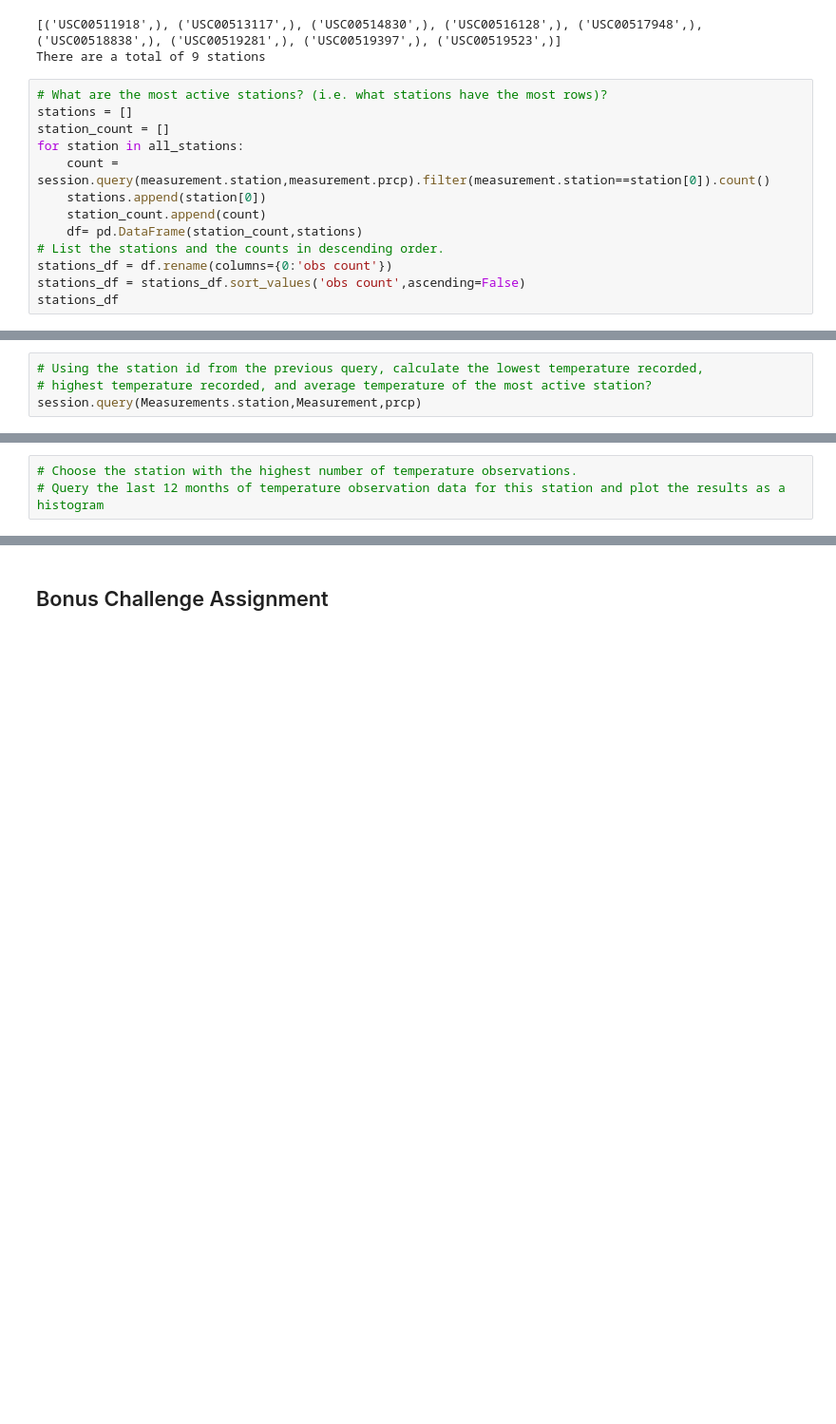
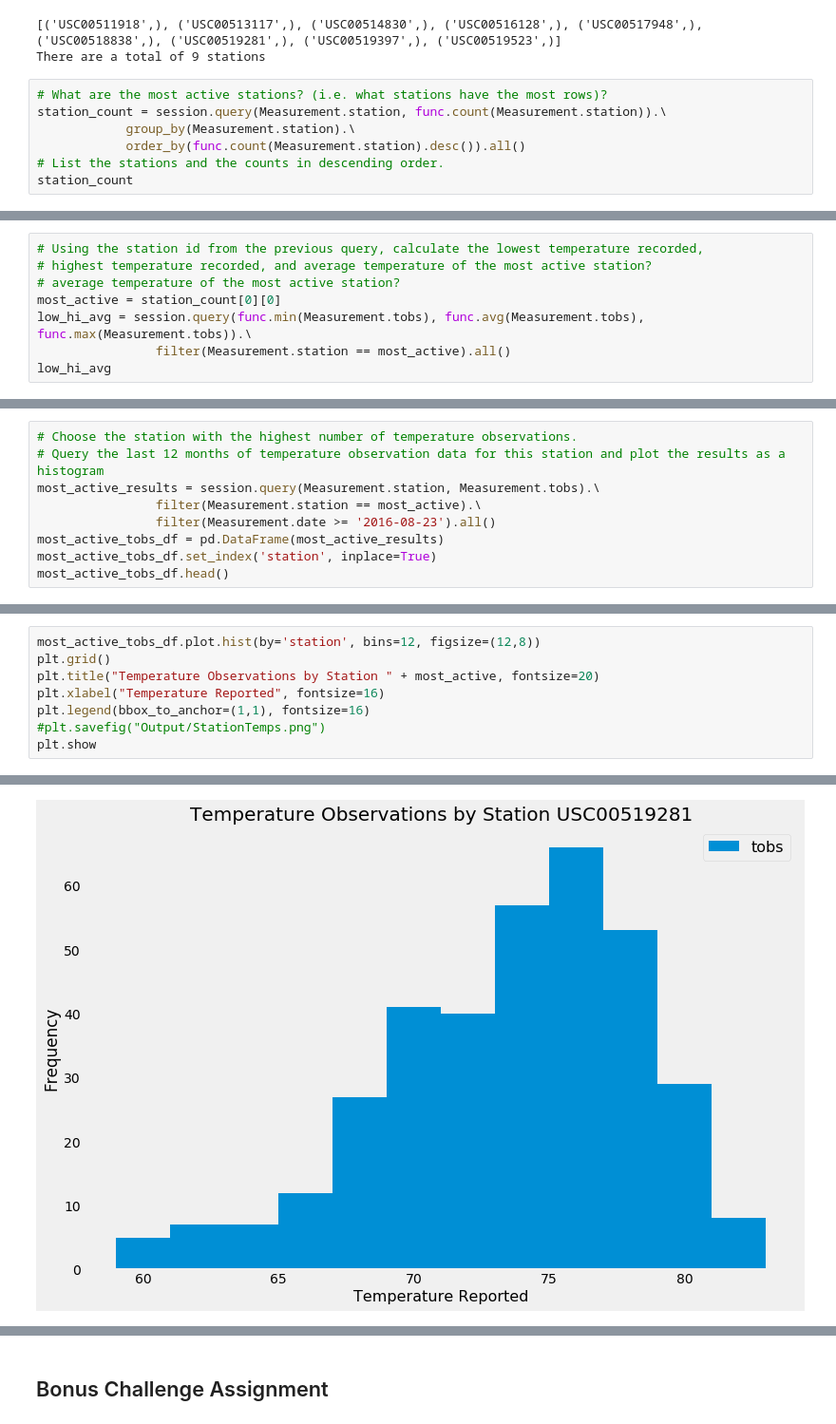
Before and after one commit to Jecyfdez/sqlalchemy-challenge, a Jupyter notebook: climate_starter.ipynb, the cells around one changed output, grey strips where cells are left out. Shown: that part at 95% size. Drawn from its saved outputs; the diff is of its cells as text; blank space fills up the shorter version.

```diff
--- a/climate_starter.ipynb
+++ b/climate_starter.ipynb
@@ -133,15 +100,9 @@ print(f'There are a total of {count_stations} stations')
 There are a total of 9 stations
 # %%
 # What are the most active stations? (i.e. what stations have the most rows)?
-stations = []
-station_count = []
-for station in all_stations:
-    count = session.query(measurement.station,measurement.prcp).filter(measurement.station==station[0]).count()
-    stations.append(station[0])
-    station_count.append(count)
-    df= pd.DataFrame(station_count,stations)
+station_count = session.query(Measurement.station, func.count(Measurement.station)).\
+            group_by(Measurement.station).\
+            order_by(func.count(Measurement.station).desc()).all()
 # List the stations and the counts in descending order.
-stations_df = df.rename(columns={0:'obs count'})
-stations_df = stations_df.sort_values('obs count',ascending=False)
-stations_df
+station_count
 # %% [output]
@@ -158,4 +118,8 @@ stations_df
 # %%
 # Using the station id from the previous query, calculate the lowest temperature recorded,
 # highest temperature recorded, and average temperature of the most active station?
-session.query(Measurements.station,Measurement,prcp)
+# average temperature of the most active station?
+most_active = station_count[0][0]
+low_hi_avg = session.query(func.min(Measurement.tobs), func.avg(Measurement.tobs), func.max(Measurement.tobs)).\
+                filter(Measurement.station == most_active).all()
+low_hi_avg
@@ -162,3 +128,9 @@ session.query(Measurements.station,Measurement,prcp)
 # %%
 # Choose the station with the highest number of temperature observations.
 # Query the last 12 months of temperature observation data for this station and plot the results as a histogram
+most_active_results = session.query(Measurement.station, Measurement.tobs).\
+                filter(Measurement.station == most_active).\
+                filter(Measurement.date >= '2016-08-23').all()
+most_active_tobs_df = pd.DataFrame(most_active_results)
+most_active_tobs_df.set_index('station', inplace=True)
+most_active_tobs_df.head()
@@ -168,0 +145,9 @@ session.query(Measurements.station,Measurement,prcp)
+# %%
+most_active_tobs_df.plot.hist(by='station', bins=12, figsize=(12,8))
+plt.grid()
+plt.title("Temperature Observations by Station " + most_active, fontsize=20)
+plt.xlabel("Temperature Reported", fontsize=16)
+plt.legend(bbox_to_anchor=(1,1), fontsize=16)
+#plt.savefig("Output/StationTemps.png")
+plt.show
+# %% [output]
@@ -168,0 +155 @@ session.query(Measurements.station,Measurement,prcp)
+[figure, added]
```
Also changed, not shown: parts of 9 cells of this notebook, 2 other files.
